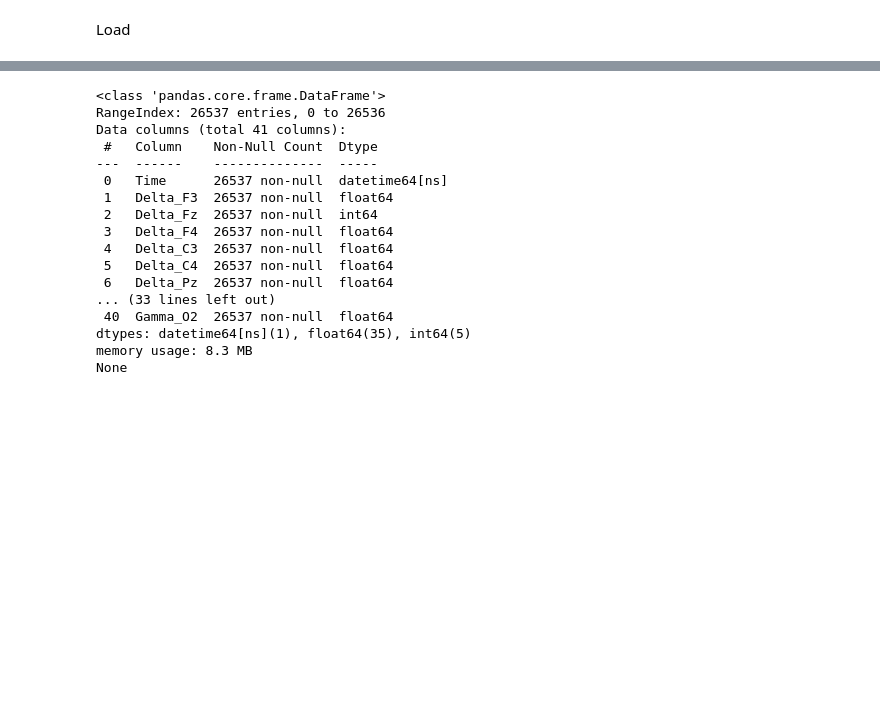
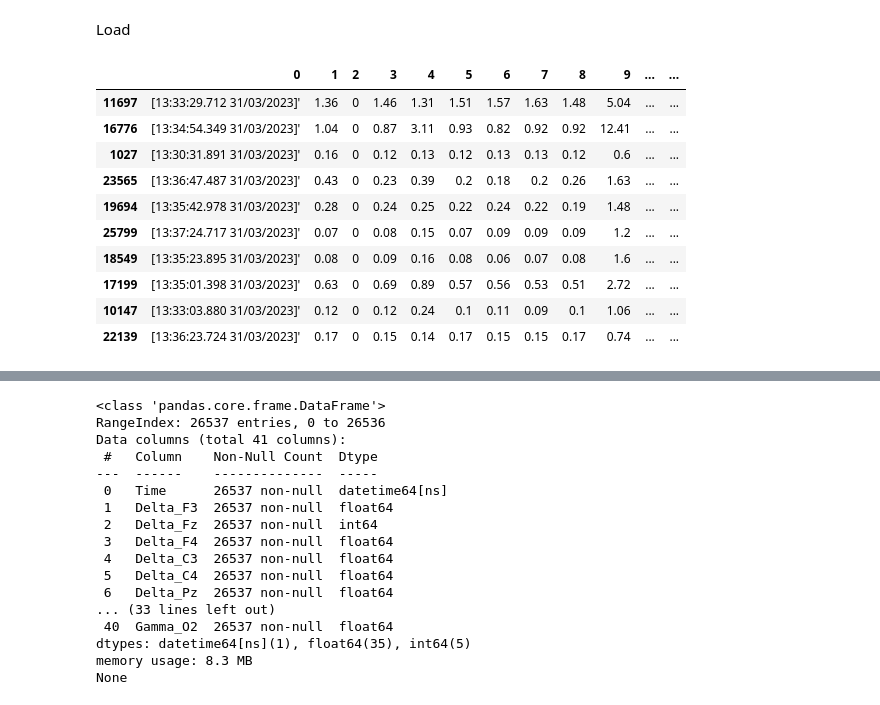
Before and after one commit to albertmwangwa/EEG-Analysis, a Jupyter notebook: EEG Analysis.ipynb, the cells around one changed output, grey strips where cells are left out. Cells and saved outputs as stored; diff of their text form; code cells hidden in the pictures; blank space fills up the shorter version.

```diff
--- a/EEG Analysis.ipynb
+++ b/EEG Analysis.ipynb
@@ -53,5 +59,16 @@ raw_serie1 = pd.read_csv(file_serie1, header=None, low_memory=False)  # For Seri
 raw_serie2 = pd.read_csv(file_serie2, header=None, low_memory=False)  # For Serie 2
 raw_serie3 = pd.read_csv(file_serie3, header=None, low_memory=False) # For Serie 3
 # %%
-print(raw_serie1.sample(10))
+raw_serie1.sample(10)
 # %% [output]
+|  | 0 | 1 | 2 | 3 | 4 | 5 | 6 | 7 | 8 | 9 | ... | ... |
+| 11697 | [13:33:29.712 31/03/2023]' | 1.36 | 0 | 1.46 | 1.31 | 1.51 | 1.57 | 1.63 | 1.48 | 5.04 | ... | ... |
+| 16776 | [13:34:54.349 31/03/2023]' | 1.04 | 0 | 0.87 | 3.11 | 0.93 | 0.82 | 0.92 | 0.92 | 12.41 | ... | ... |
+| 1027 | [13:30:31.891 31/03/2023]' | 0.16 | 0 | 0.12 | 0.13 | 0.12 | 0.13 | 0.13 | 0.12 | 0.6 | ... | ... |
+| 23565 | [13:36:47.487 31/03/2023]' | 0.43 | 0 | 0.23 | 0.39 | 0.2 | 0.18 | 0.2 | 0.26 | 1.63 | ... | ... |
+| 19694 | [13:35:42.978 31/03/2023]' | 0.28 | 0 | 0.24 | 0.25 | 0.22 | 0.24 | 0.22 | 0.19 | 1.48 | ... | ... |
+| 25799 | [13:37:24.717 31/03/2023]' | 0.07 | 0 | 0.08 | 0.15 | 0.07 | 0.09 | 0.09 | 0.09 | 1.2 | ... | ... |
+| 18549 | [13:35:23.895 31/03/2023]' | 0.08 | 0 | 0.09 | 0.16 | 0.08 | 0.06 | 0.07 | 0.08 | 1.6 | ... | ... |
+| 17199 | [13:35:01.398 31/03/2023]' | 0.63 | 0 | 0.69 | 0.89 | 0.57 | 0.56 | 0.53 | 0.51 | 2.72 | ... | ... |
+| 10147 | [13:33:03.880 31/03/2023]' | 0.12 | 0 | 0.12 | 0.24 | 0.1 | 0.11 | 0.09 | 0.1 | 1.06 | ... | ... |
+| 22139 | [13:36:23.724 31/03/2023]' | 0.17 | 0 | 0.15 | 0.14 | 0.17 | 0.15 | 0.15 | 0.17 | 0.74 | ... | ... |
```
Also changed, not shown: parts of 33 cells of this notebook.
